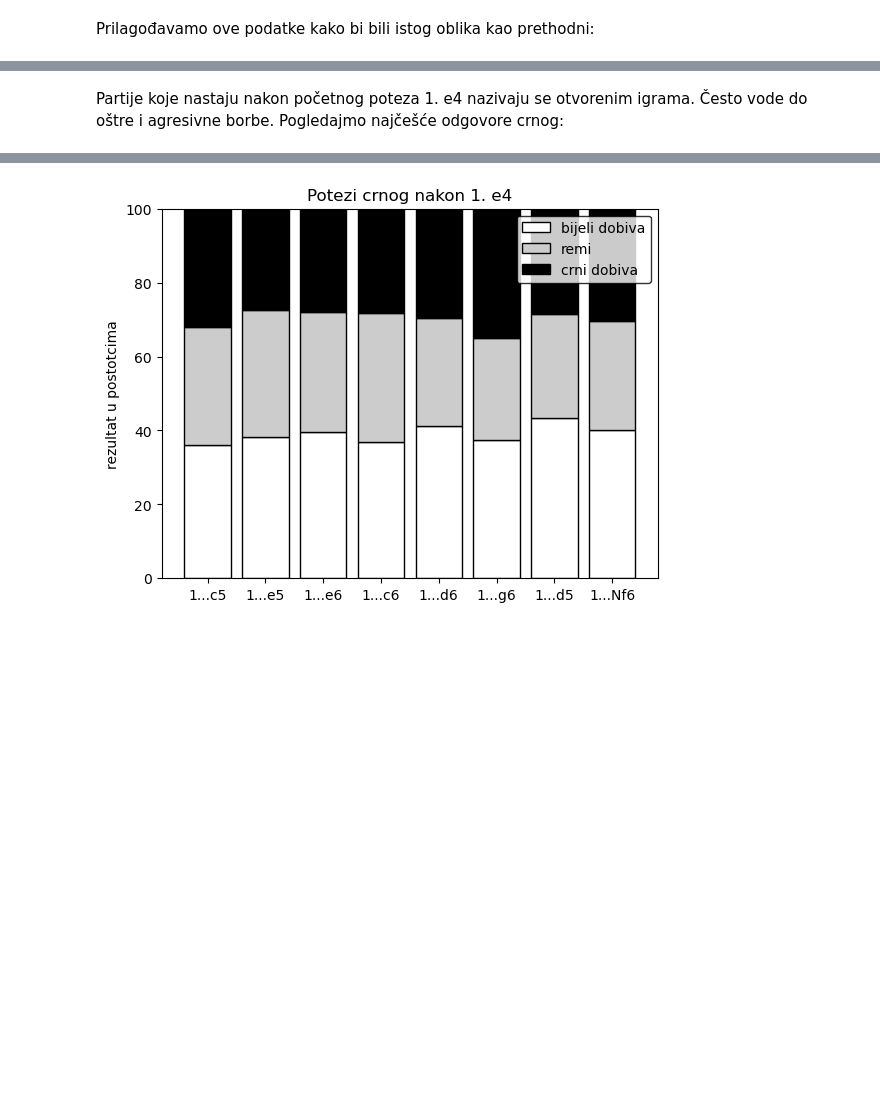
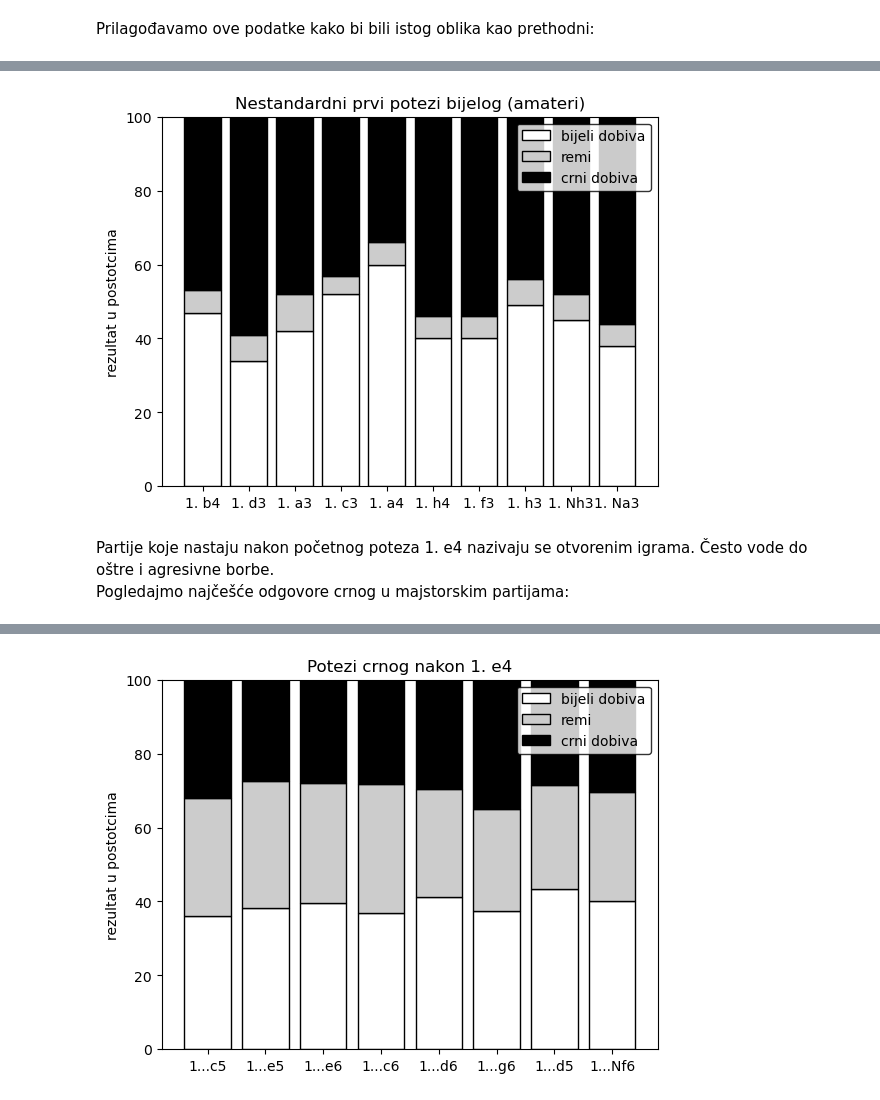
Before and after one commit to ring-bearer/ms, a Jupyter notebook: sah.ipynb, the cells around one changed output, grey strips where cells are left out. Saved outputs shown, nothing was run; the diff lists cells and outputs as text; code cells hidden in the pictures; blank space fills up the shorter version.

```diff
--- a/sah.ipynb
+++ b/sah.ipynb
@@ -337,5 +365,10 @@ Vidljivo je da bijeli i dalje zadržava prednost, no crni ipak ima bolje šanse
+# %%
+graph(noobstart,title="Nestandardni prvi potezi bijelog (amateri)",tailend=10)
+# %% [output]
+[figure, added]
 # %% [markdown]
-Partije koje nastaju nakon početnog poteza 1. e4 nazivaju se otvorenim igrama. Često vode do oštre i agresivne borbe. Pogledajmo najčešće odgovore crnog:
+Partije koje nastaju nakon početnog poteza 1. e4 nazivaju se otvorenim igrama. Često vode do oštre i agresivne borbe. \
+Pogledajmo najčešće odgovore crnog u majstorskim partijama:
 # %%
 e4 = pd.read_csv('e4.txt', sep=r"\t\s*", engine='python')
 e4 = numeric(e4)
```
Also changed, not shown: parts of 48 cells of this notebook, 3 other files.
